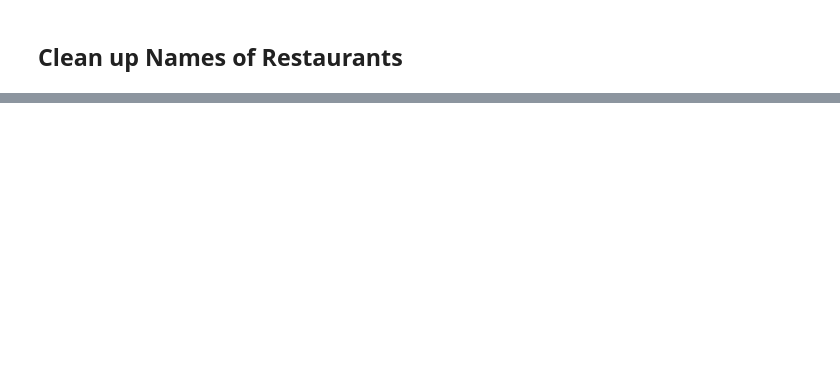
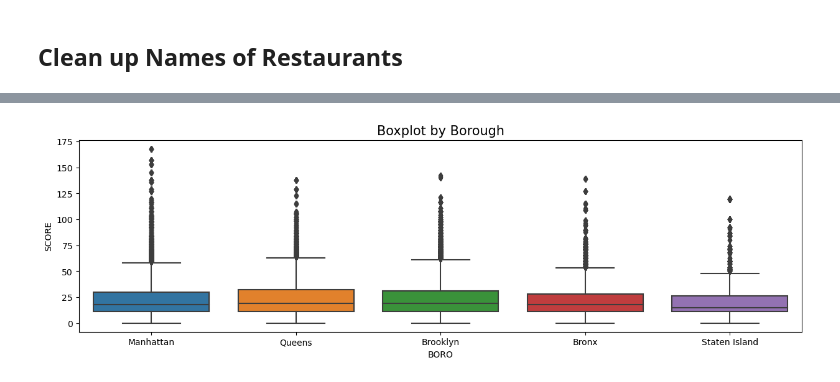
Before and after one commit to Codeguy225/Restaurant-Inspections-Project, a Jupyter notebook: New York City Restaurant Inspections .ipynb, the cells around one changed output, grey strips where cells are left out. Drawn from its saved outputs; the diff is of its cells as text; code cells hidden in the pictures; blank space fills up the shorter version.

```diff
--- a/New York City Restaurant Inspections .ipynb
+++ b/New York City Restaurant Inspections .ipynb
@@ -180,0 +239,11 @@ Name: INSPECTION TYPE, dtype: int64
+# %%
+# Create a boxplot using Seaborn
+fig, ax = plt.subplots()
+fig.set_size_inches(15, 4)
+sns.boxplot(x='BORO', y='SCORE', data=f_df)
+plt.title('Boxplot by Borough', fontsize=15)
+
+# Show the plot
+plt.show()
+# %% [output]
+[figure, added]
```
Also changed, not shown: parts of 16 cells of this notebook, 1 other file.
